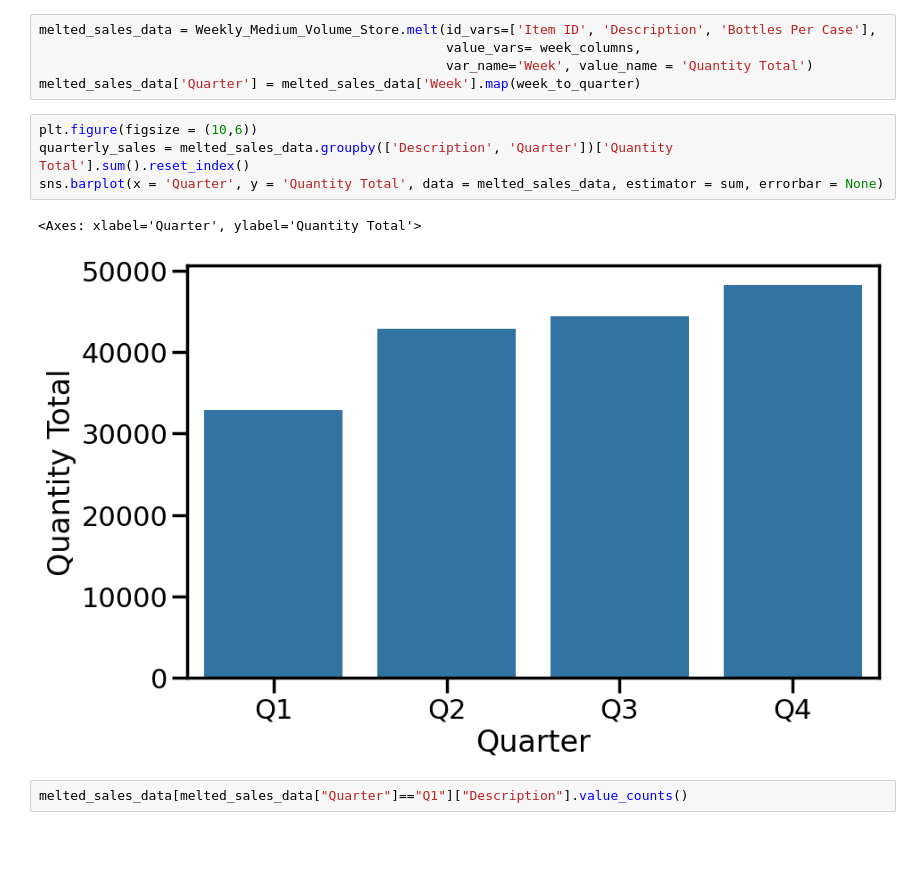
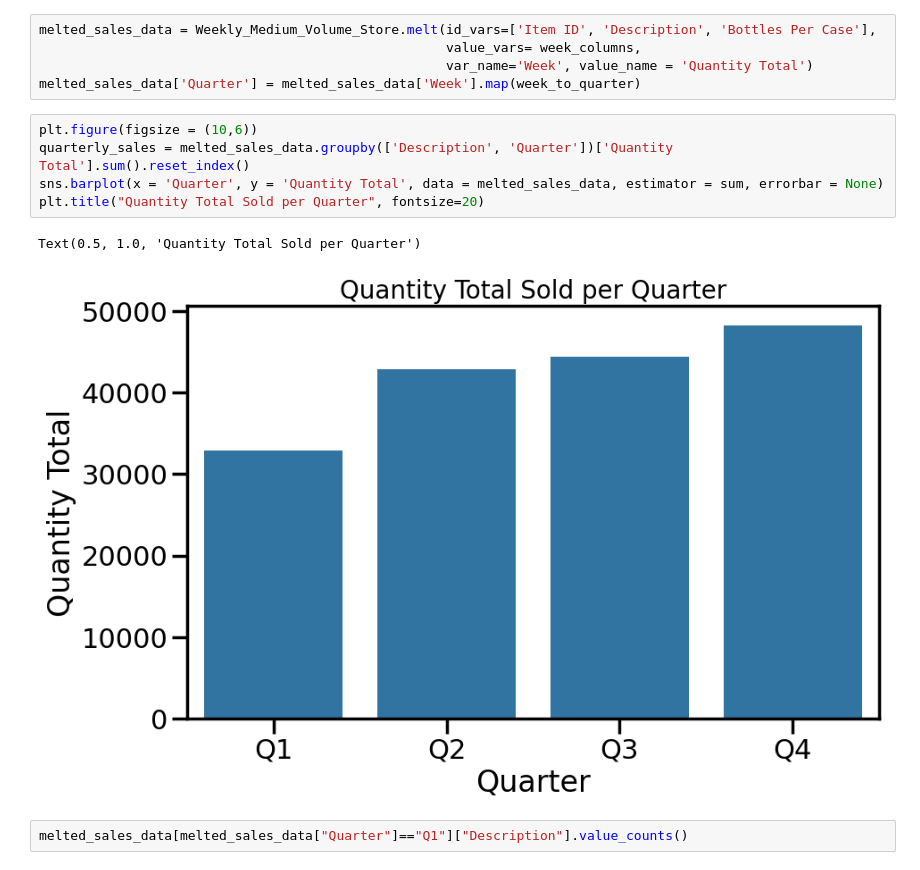
Before and after one commit to alexkardan/ABS-Visualizations, a Jupyter notebook: ABS_Medium_Volume_Store.ipynb, the cells around one changed output. Cells and saved outputs as stored; diff of their text form; blank space fills up the shorter version.

```diff
--- a/ABS_Medium_Volume_Store.ipynb
+++ b/ABS_Medium_Volume_Store.ipynb
@@ -216,10 +216,11 @@ melted_sales_data['Quarter'] = melted_sales_data['Week'].map(week_to_quarter)
 # %%
 plt.figure(figsize = (10,6))
 quarterly_sales = melted_sales_data.groupby(['Description', 'Quarter'])['Quantity Total'].sum().reset_index()
 sns.barplot(x = 'Quarter', y = 'Quantity Total', data = melted_sales_data, estimator = sum, errorbar = None)
+plt.title("Quantity Total Sold per Quarter", fontsize=20)
 # %% [output]
-<Axes: xlabel='Quarter', ylabel='Quantity Total'>
+Text(0.5, 1.0, 'Quantity Total Sold per Quarter')
-[figure, old version]
+[figure, new version]
 # %%
 melted_sales_data[melted_sales_data["Quarter"]=="Q1"]["Description"].value_counts()
 # %% [output]
```
Also changed, not shown: parts of 9 cells of this notebook.
